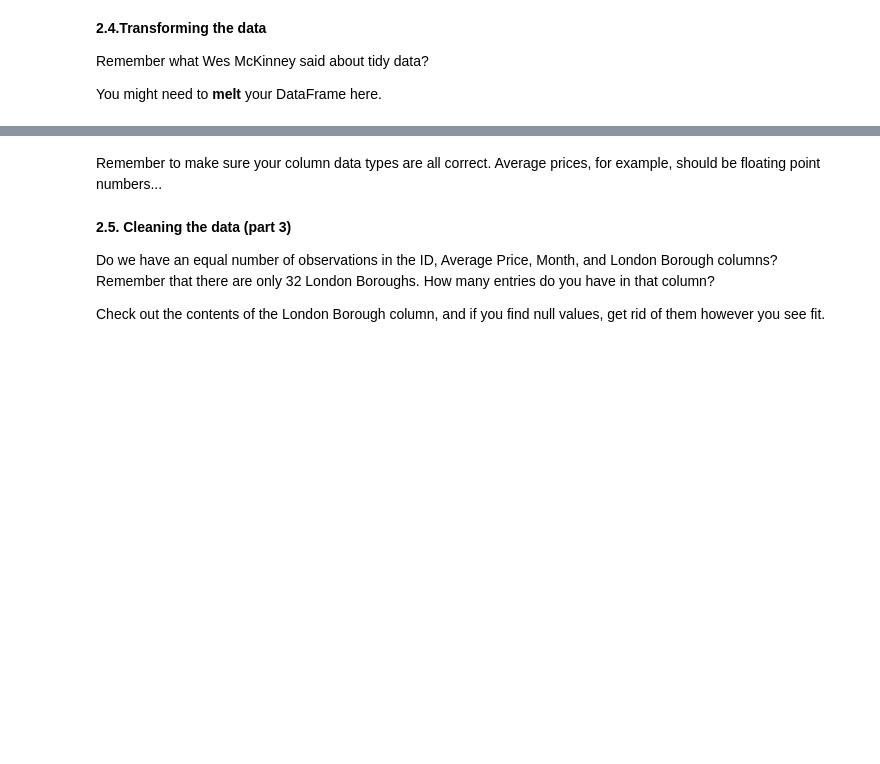
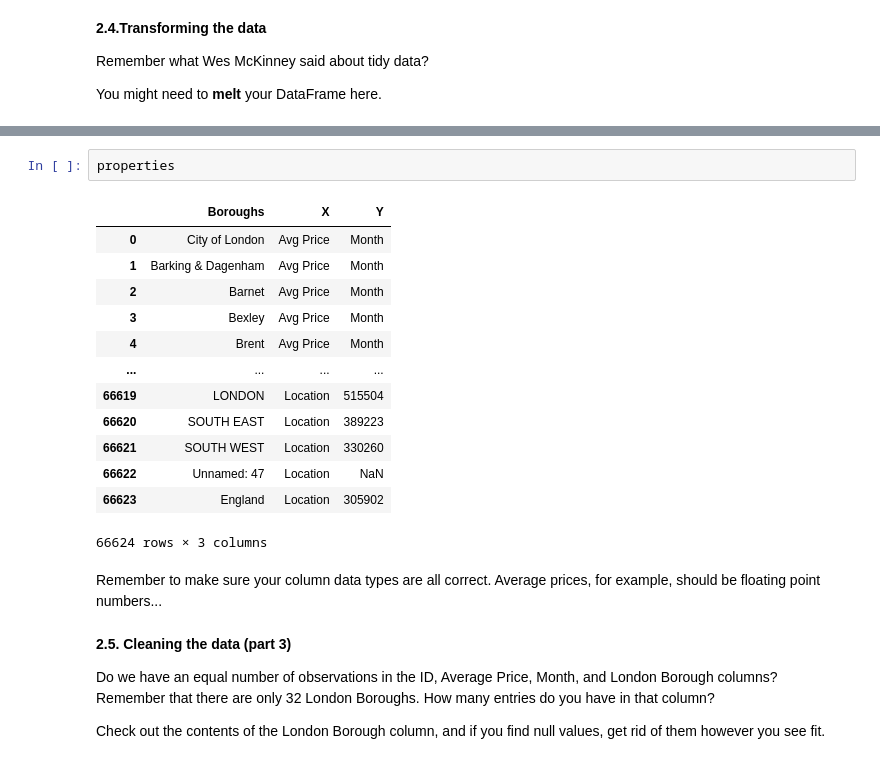
Before and after one commit to gabbycjames/BootcampPortfolio, a Jupyter notebook: London Housing Case Study - Tier 3.ipynb, the cells around one changed output, grey strips where cells are left out. Drawn from its saved outputs; the diff is of its cells as text; blank space fills up the shorter version.

```diff
--- a/London Housing Case Study - Tier 3.ipynb
+++ b/London Housing Case Study - Tier 3.ipynb
@@ -119,3 +169,19 @@ You might need to **melt** your DataFrame here.
+# %%
+properties
+# %% [output]
+|  | Boroughs | X | Y |
+| 0 | City of London | Avg Price | Month |
+| 1 | Barking & Dagenham | Avg Price | Month |
+| 2 | Barnet | Avg Price | Month |
+| 3 | Bexley | Avg Price | Month |
+| 4 | Brent | Avg Price | Month |
+| ... | ... | ... | ... |
+| 66619 | LONDON | Location | 515504 |
+| 66620 | SOUTH EAST | Location | 389223 |
+| 66621 | SOUTH WEST | Location | 330260 |
+| 66622 | Unnamed: 47 | Location | NaN |
+| 66623 | England | Location | 305902 |
+66624 rows × 3 columns
 # %% [markdown]
 Remember to make sure your column data types are all correct. Average prices, for example, should be floating point numbers...
 # %% [markdown]
```
Also changed, not shown: parts of 13 cells of this notebook.
